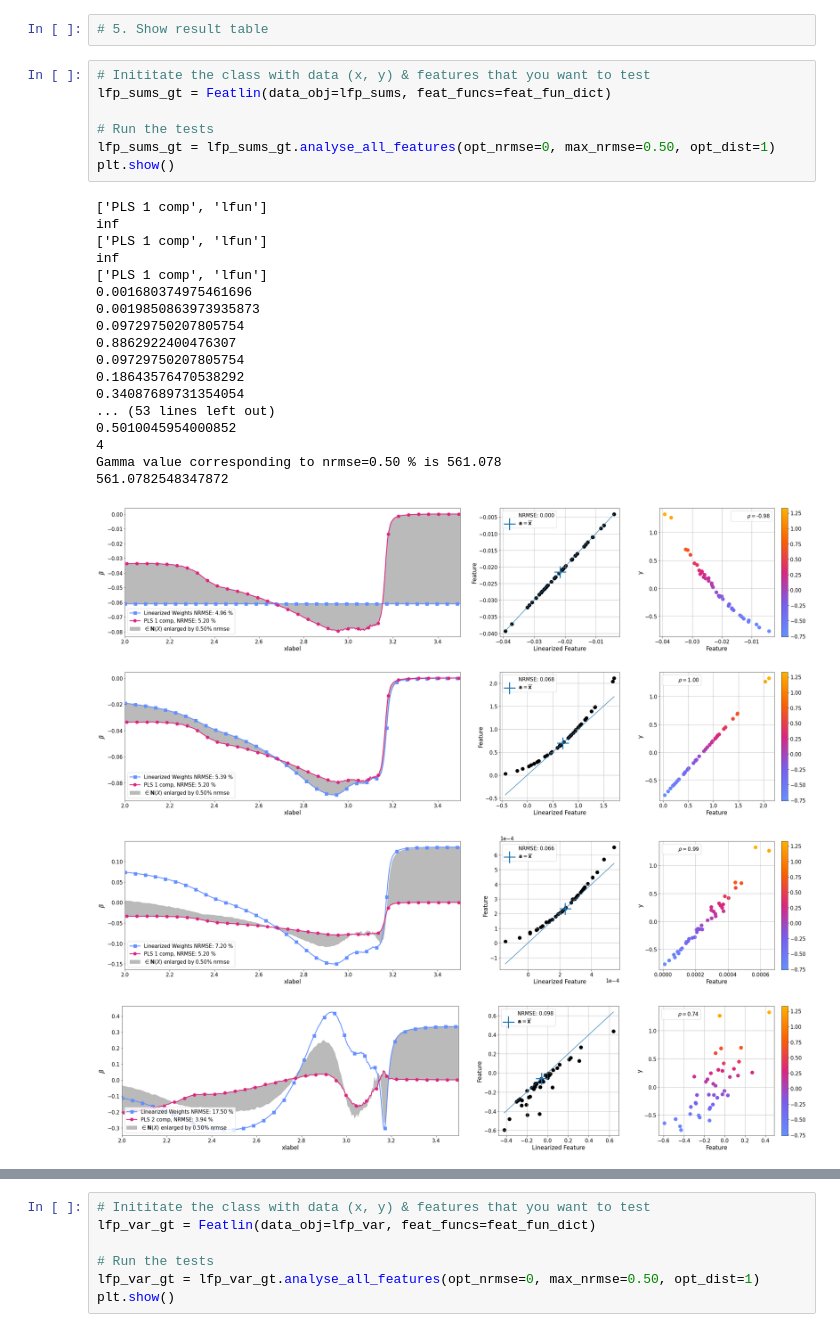
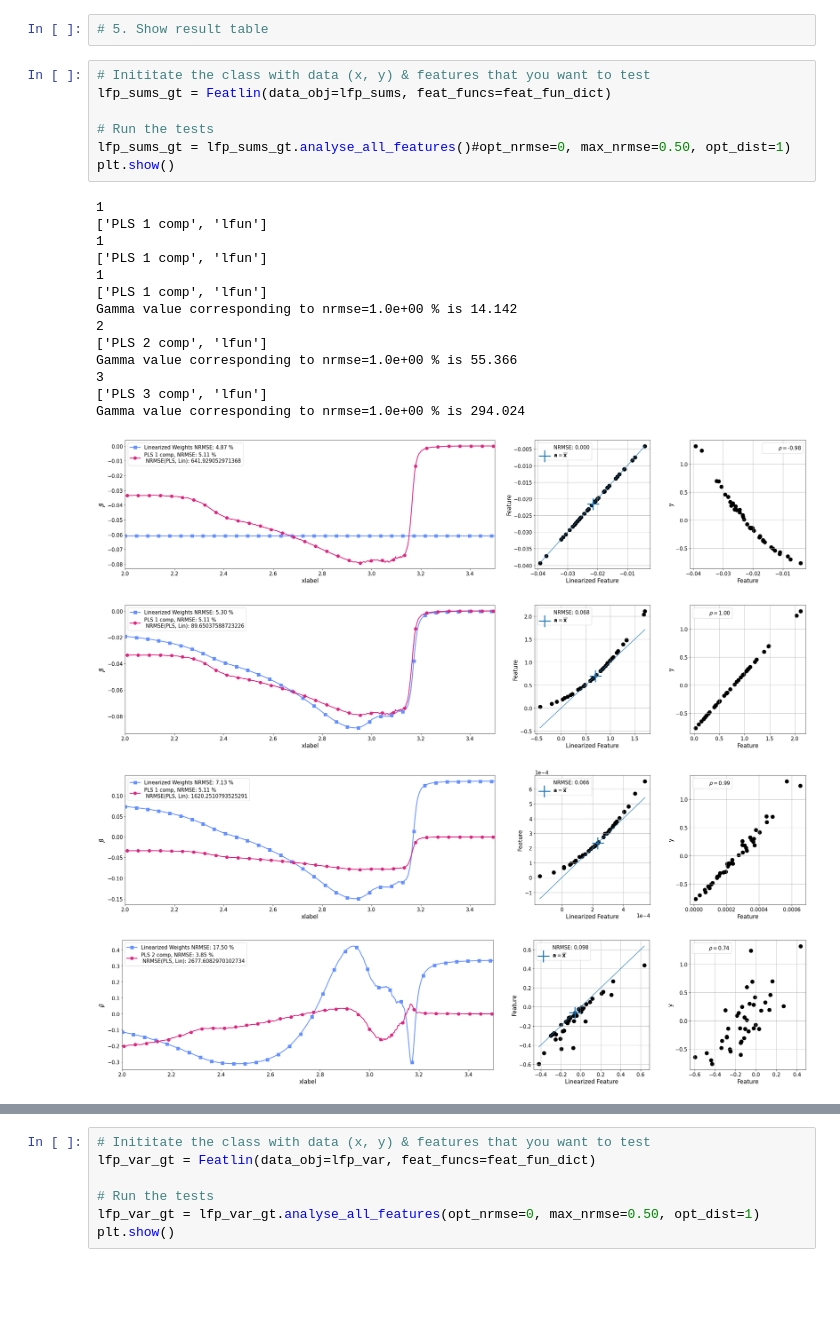
Before and after one commit to JoachimSchaeffer/HDRegAnalytics, a Jupyter notebook: FeatLin_LFP_example_data.ipynb, the cells around one changed output, grey strips where cells are left out. Drawn from its saved outputs; the diff is of its cells as text; blank space fills up the shorter version.

```diff
--- a/FeatLin_LFP_example_data.ipynb
+++ b/FeatLin_LFP_example_data.ipynb
@@ -267,29 +203,25 @@ Gamma value corresponding to nrmse=0.15 % is 6731.704
 # %%
 # Inititate the class with data (x, y) & features that you want to test
 lfp_sums_gt = Featlin(data_obj=lfp_sums, feat_funcs=feat_fun_dict)
 
 # Run the tests
-lfp_sums_gt = lfp_sums_gt.analyse_all_features(opt_nrmse=0, max_nrmse=0.50, opt_dist=1)
+lfp_sums_gt = lfp_sums_gt.analyse_all_features()#opt_nrmse=0, max_nrmse=0.50, opt_dist=1)
 plt.show()
 # %% [output]
+1
 ['PLS 1 comp', 'lfun']
-inf
+1
 ['PLS 1 comp', 'lfun']
-inf
+1
 ['PLS 1 comp', 'lfun']
-0.001680374975461696
-0.0019850863973935873
-0.09729750207805754
-0.8862922400476307
-0.09729750207805754
-0.18643576470538292
-0.34087689731354054
-... (53 lines left out)
-0.5010045954000852
-4
-Gamma value corresponding to nrmse=0.50 % is 561.078
-561.0782548347872
+Gamma value corresponding to nrmse=1.0e+00 % is 14.142
+2
+['PLS 2 comp', 'lfun']
+Gamma value corresponding to nrmse=1.0e+00 % is 55.366
+3
+['PLS 3 comp', 'lfun']
+Gamma value corresponding to nrmse=1.0e+00 % is 294.024
-[figure, old version]
+[figure, new version]
-[figure, old version]
+[figure, new version]
-[figure, old version]
+[figure, new version]
-[figure, old version]
+[figure, new version]
```
Also changed, not shown: parts of 8 cells of this notebook, 18 other files.
